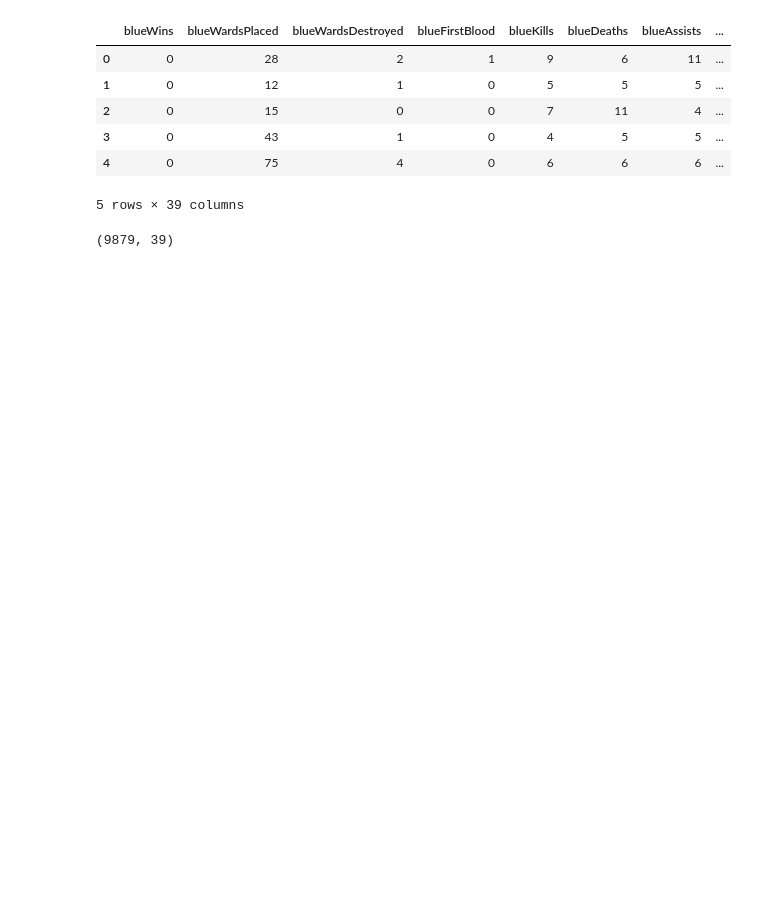
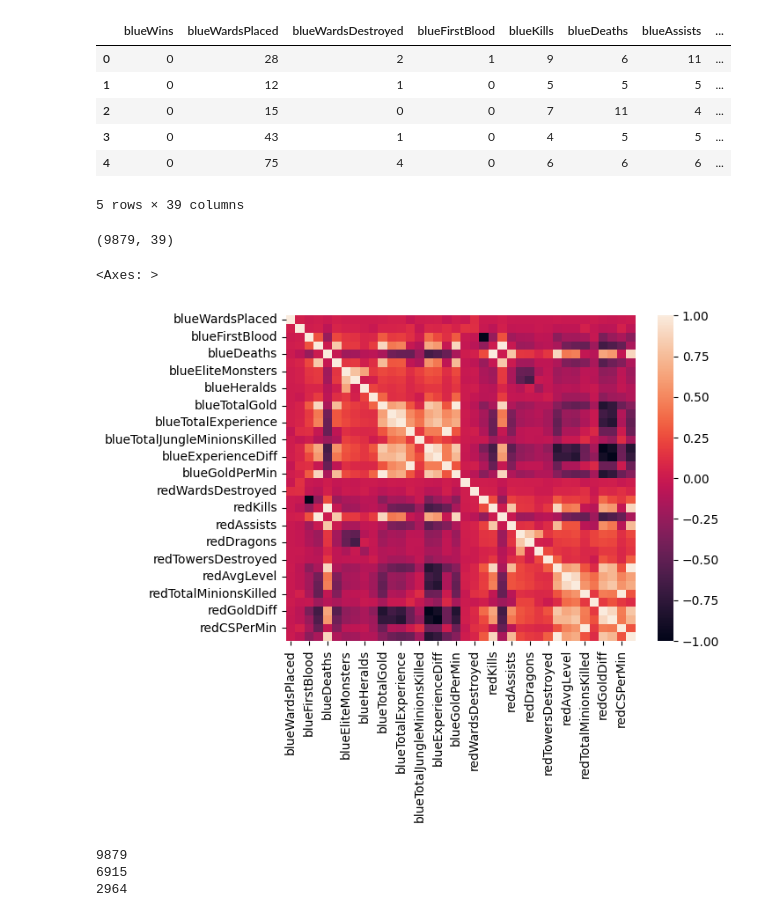
Before and after one commit to Ragulan-K/ML-Projects, a Jupyter notebook: Predicting_LoL_Wins_with_TensorFlow.ipynb, the cells around one changed output. Saved outputs shown, nothing was run; the diff lists cells and outputs as text; code cells hidden in the pictures; blank space fills up the shorter version.

```diff
--- a/Predicting_LoL_Wins_with_TensorFlow.ipynb
+++ b/Predicting_LoL_Wins_with_TensorFlow.ipynb
@@ -25,3 +25,5 @@ data.shape
 (9879, 39)
 # %%
 data.drop('gameId', axis=1, inplace=True)
+# %%
+data = data.sample(frac=1).reset_index(drop=True)
@@ -27,0 +32,21 @@ data.drop('gameId', axis=1, inplace=True)
+# %%
+X = data.drop('blueWins', axis=1, inplace=False)
+# %%
+sns.heatmap(X.corr())
+# %% [output]
+<Axes: >
+[figure, added]
+# %%
+train_test_split = 0.7
+
+num_examples = X.shape[0]
+num_train_examples = int(np.floor(num_examples*train_test_split))
+num_test_examples = int(np.ceil(num_examples - num_train_examples))
+
+print(num_examples)
+print(num_train_examples)
+print(num_test_examples)
+# %% [output]
+9879
+6915
+2964
```
Also changed, not shown: parts of 4 cells of this notebook.
